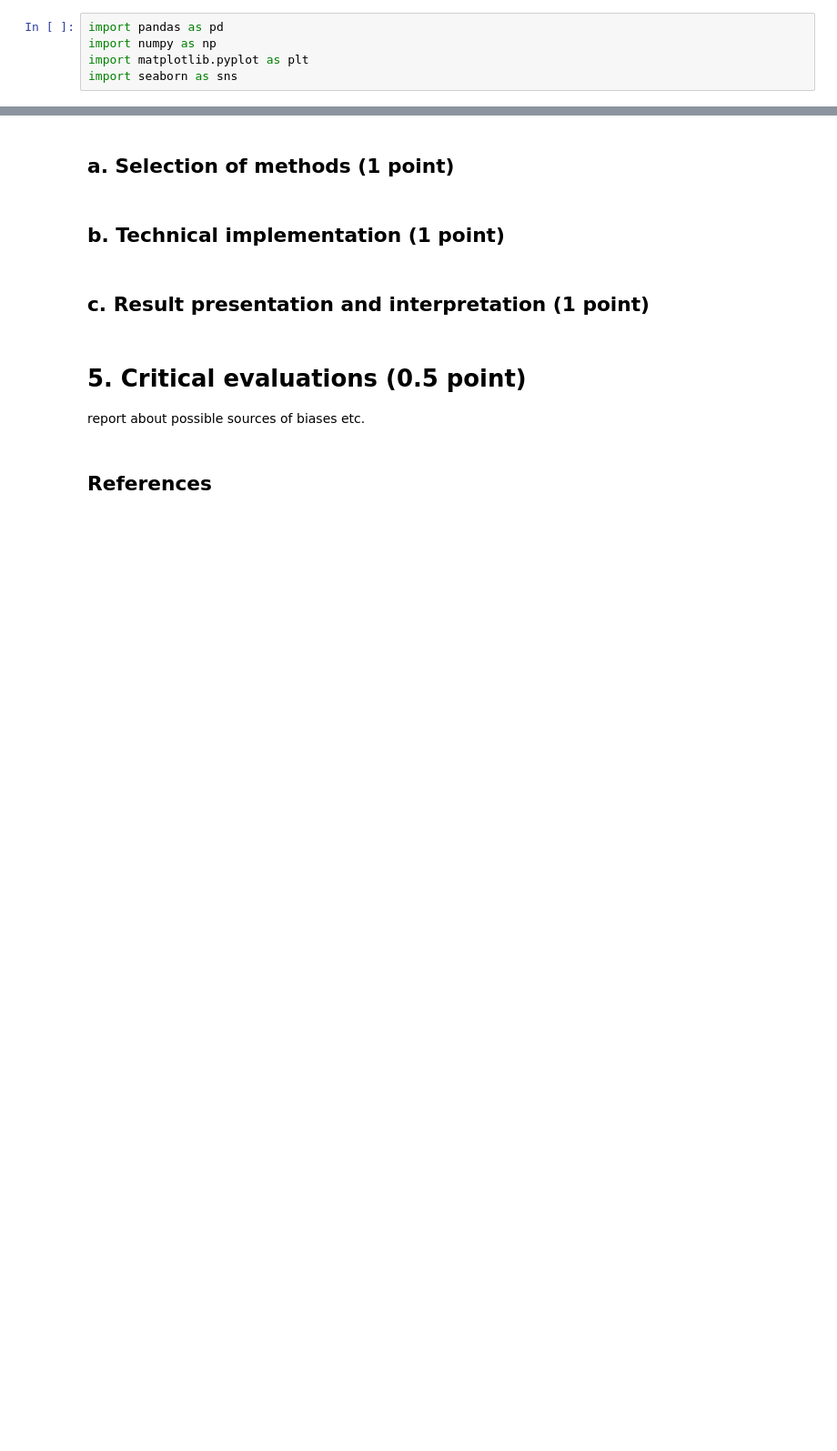
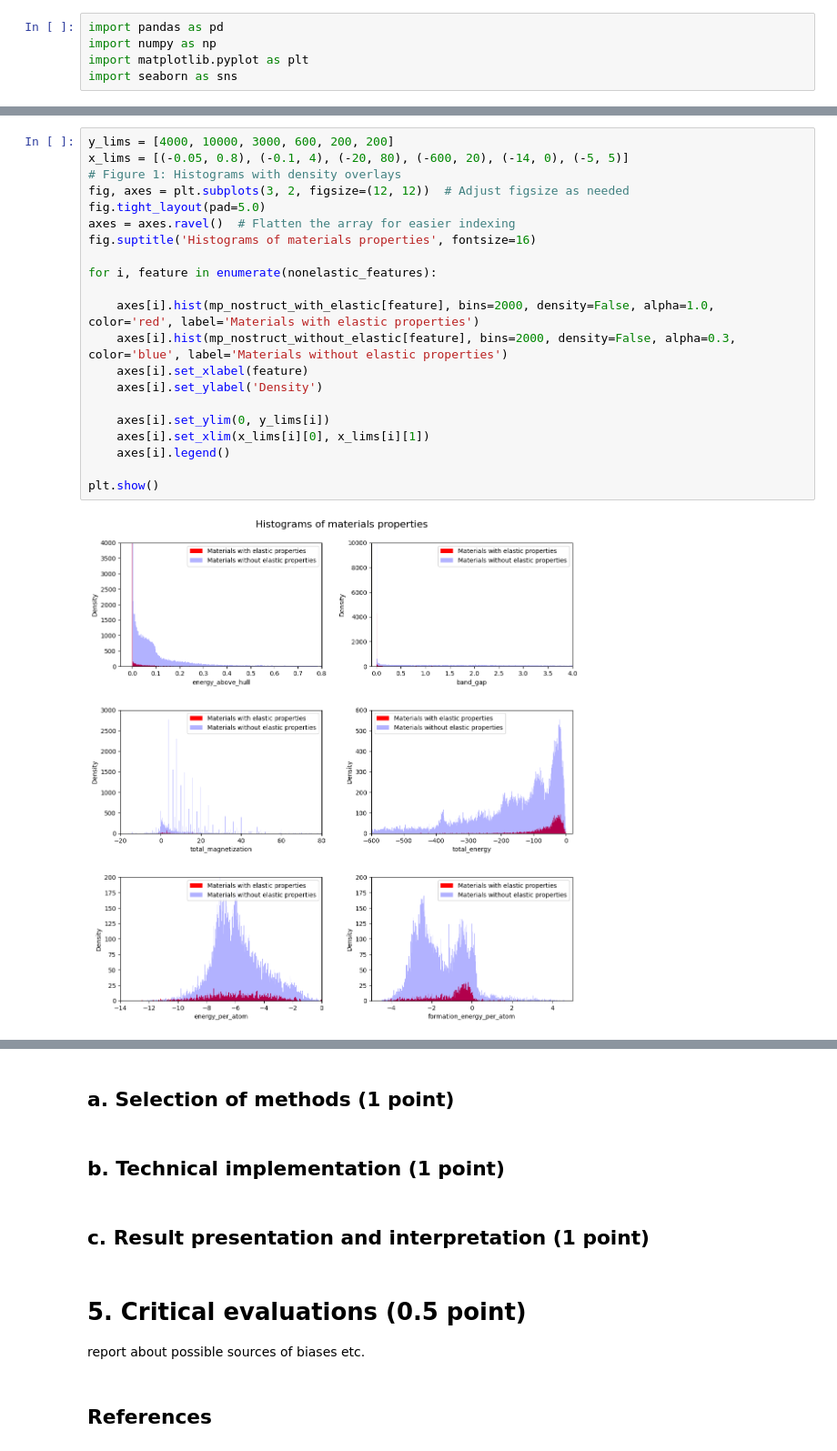
Before and after one commit to SpringNuance/Multivariate-Statistical-Analysis, a Jupyter notebook: Projects/Project code_Nguyen Xuan Binh_887799.ipynb, the cells around one changed output, grey strips where cells are left out. Shown at 91% size. Drawn from its saved outputs; the diff is of its cells as text; blank space fills up the shorter version.

```diff
--- a/Projects/Project code_Nguyen Xuan Binh_887799.ipynb
+++ b/Projects/Project code_Nguyen Xuan Binh_887799.ipynb
@@ -208,0 +255,23 @@ plt.show()
+# %%
+y_lims = [4000, 10000, 3000, 600, 200, 200]
+x_lims = [(-0.05, 0.8), (-0.1, 4), (-20, 80), (-600, 20), (-14, 0), (-5, 5)]
+# Figure 1: Histograms with density overlays
+fig, axes = plt.subplots(3, 2, figsize=(12, 12))  # Adjust figsize as needed
+fig.tight_layout(pad=5.0)
+axes = axes.ravel()  # Flatten the array for easier indexing
+fig.suptitle('Histograms of materials properties', fontsize=16)
+
+for i, feature in enumerate(nonelastic_features):
+
+    axes[i].hist(mp_nostruct_with_elastic[feature], bins=2000, density=False, alpha=1.0, color='red', label='Materials with elastic properties')
+    axes[i].hist(mp_nostruct_without_elastic[feature], bins=2000, density=False, alpha=0.3, color='blue', label='Materials without elastic properties')
+    axes[i].set_xlabel(feature)
+    axes[i].set_ylabel('Density')
+
+    axes[i].set_ylim(0, y_lims[i])
+    axes[i].set_xlim(x_lims[i][0], x_lims[i][1])
+    axes[i].legend()
+
+plt.show()
+# %% [output]
+[figure, added]
```
Also changed, not shown: parts of 39 cells of this notebook, 12 other files.
